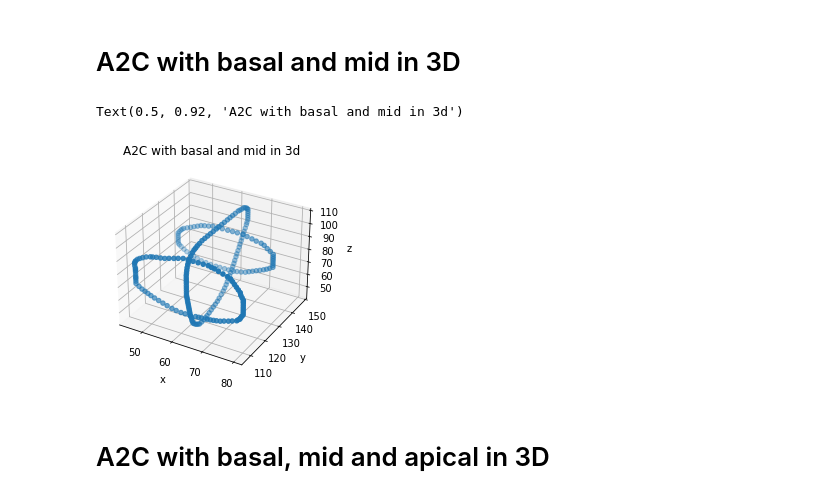
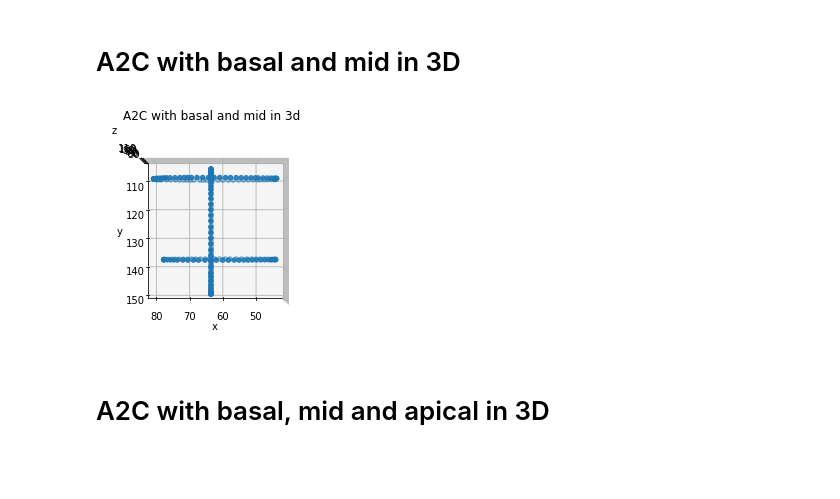
Before and after one commit to MASHOD0/hAIoTthon, a Jupyter notebook: problem statement 2/3Dplot.ipynb, the cells around one changed output. Drawn from its saved outputs; the diff is of its cells as text; code cells hidden in the pictures; blank space fills up the shorter version.

```diff
--- a/problem statement 2/3Dplot.ipynb
+++ b/problem statement 2/3Dplot.ipynb
@@ -5,15 +5,12 @@ from matplotlib import transforms
 # %% [markdown]
 # A2C in 3D
 # %%
-
-
 x = []
 y = []
 z = []
 
 with open("data/IM_0013-01_inx.txt", "r") as file:
     for line in file:
-        point = line.split()
         y.append(float(line.split()[0]))
         z.append(float(line.split()[1]))
         x.append(63.5)
@@ -70,14 +67,13 @@ Z = np.array(z, dtype=float)
 # %%
 ax = plt.axes(projection='3d')
 ax.scatter3D(X, Y, Z)
 ax.set_xlabel('x')
 ax.set_ylabel('y')
 ax.set_zlabel('z')
 ax.set_title('A2C with basal and mid in 3d')
-#ax.view_init(90, 90)
+ax.view_init(90, 90)
 # %% [output]
-Text(0.5, 0.92, 'A2C with basal and mid in 3d')
-[figure, old version]
+[figure, new version]
 # %% [markdown]
 # A2C with basal, mid and apical in 3D
 # %%
```
Also changed, not shown: parts of 1 cell of this notebook, 3 other files.
